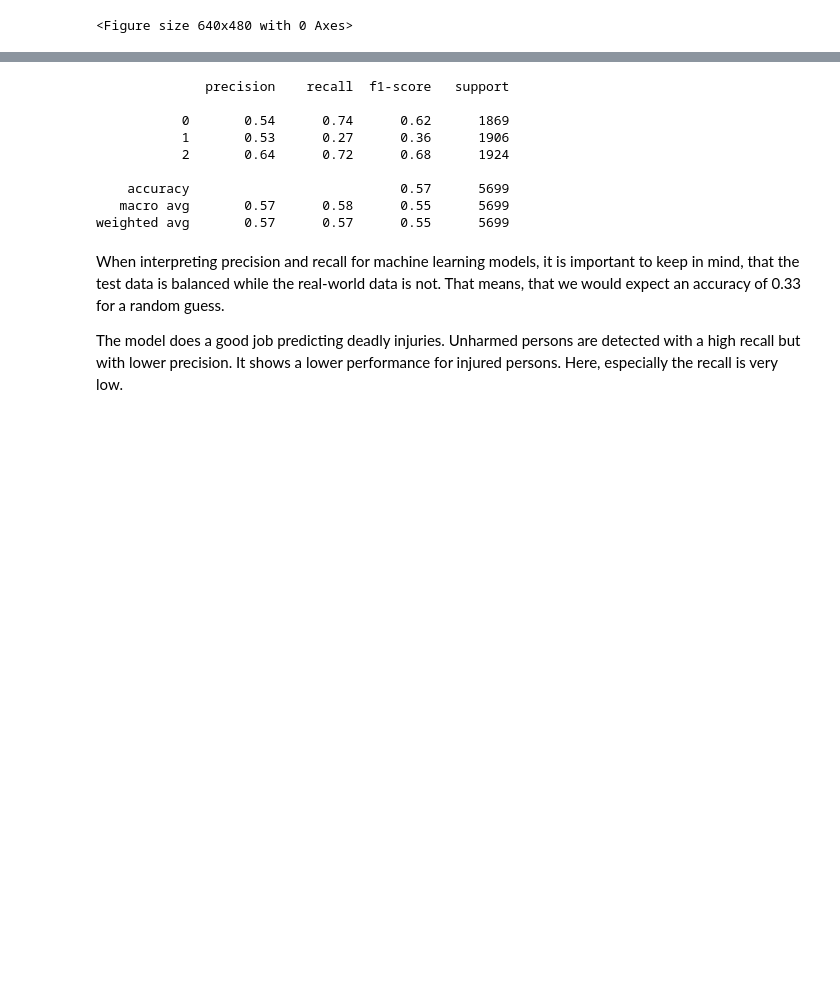
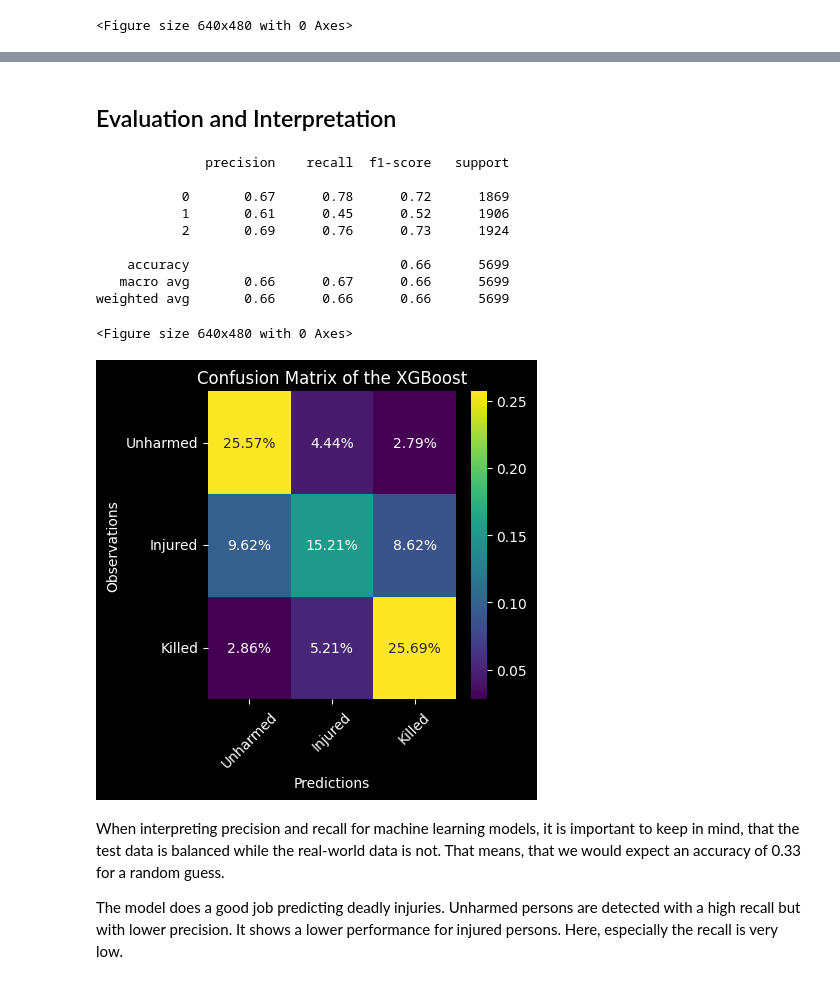
Before and after one commit to Langhammer/road-accidents-fr, a Jupyter notebook: notebooks/VIEW_nb_3.ipynb, the cells around one changed output, grey strips where cells are left out. Saved outputs shown, nothing was run; the diff lists cells and outputs as text; code cells hidden in the pictures; blank space fills up the shorter version.

```diff
--- a/notebooks/VIEW_nb_3.ipynb
+++ b/notebooks/VIEW_nb_3.ipynb
@@ -30,8 +72,9 @@ sns.set_palette("Dark2")
 # %%
 FAST_EXECUTION = False
+PLOT_DIR = "../images/"
 MAX_SAMPLE_SIZE = None
 N_PLOT = 15
-N_CV_STANDARD = 5
-N_CV = N_CV_STANDARD
-N_PERMUTATION_REPETITIONS = None
-N_RANDOM_FOREST_ESTIMATORS = None
+N_CV = 5
+N_PERMUTATION_REPETITIONS = 10
+N_RANDOM_FOREST_ESTIMATORS = 100
+VERBOSE = 0
@@ -177,17 +221,26 @@ BayesSearchCV(cv=5,
+# %% [markdown]
+## Evaluation and Interpretation
 # %%
 best_xgb = bayes_search.best_estimator_
 y_pred = best_xgb.predict(X_test)
+
+FILENAME = "rxgb_confusion_matrix"
+visualization.savefig(basename=FILENAME, filepath=PLOT_DIR)
+visualization.plot_confusion_matrix(y_test, y_pred, "XGBoost", figsize=(4, 4))
+
 print(classification_report(y_true=y_test, y_pred=y_pred))
 # %% [output]
               precision    recall  f1-score   support
 
-           0       0.54      0.74      0.62      1869
-           1       0.53      0.27      0.36      1906
-           2       0.64      0.72      0.68      1924
+           0       0.67      0.78      0.72      1869
+           1       0.61      0.45      0.52      1906
+           2       0.69      0.76      0.73      1924
 
-    accuracy                           0.57      5699
-   macro avg       0.57      0.58      0.55      5699
-weighted avg       0.57      0.57      0.55      5699
+    accuracy                           0.66      5699
+   macro avg       0.66      0.67      0.66      5699
+weighted avg       0.66      0.66      0.66      5699
+<Figure size 640x480 with 0 Axes>
+[figure, added]
 # %% [markdown]
 When interpreting precision and recall for machine learning models, it is important to keep in
 mind, that the test data is balanced while the real-world data is not. That means, that we would
```
Also changed, not shown: parts of 26 cells of this notebook, 39 other files.
